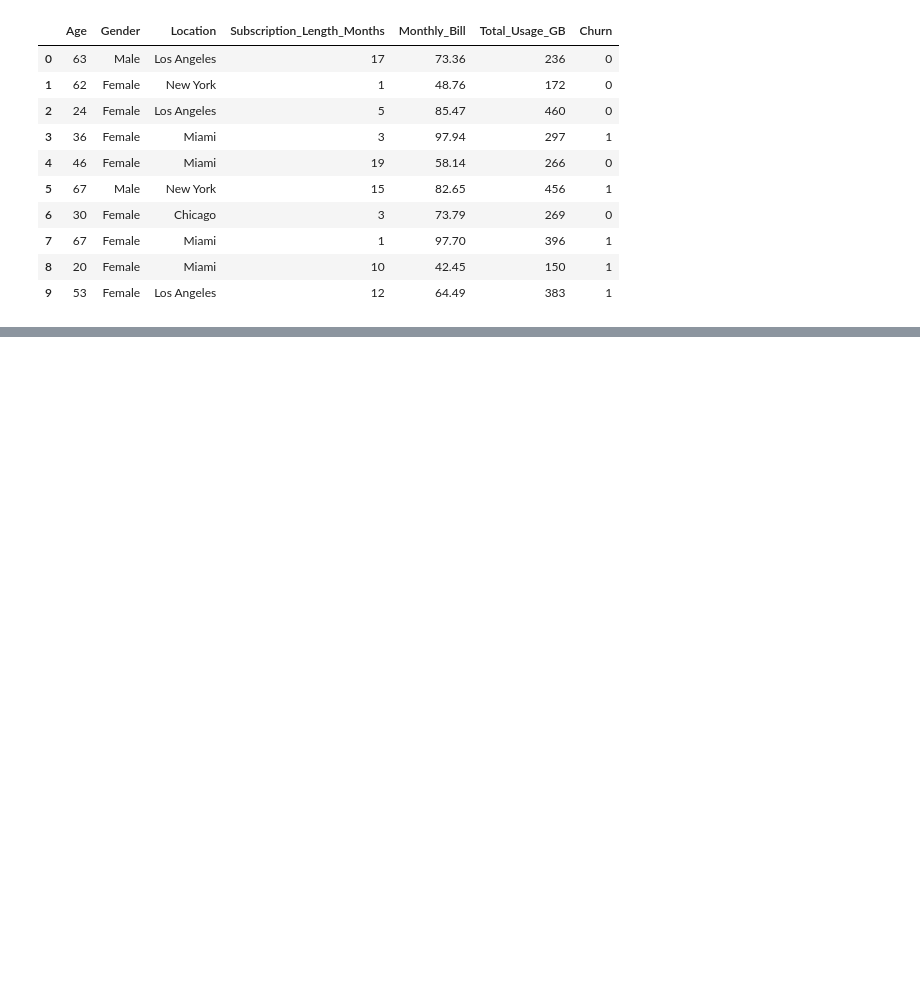
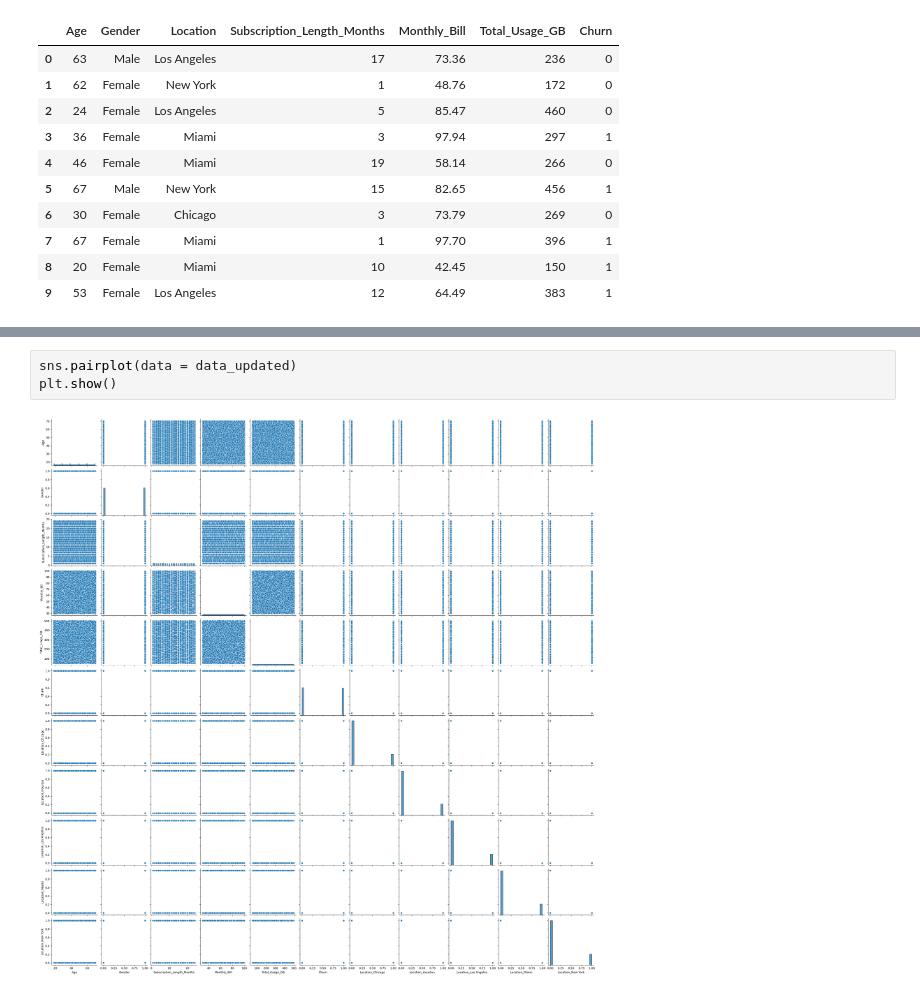
Before and after one commit to shubhankar567/Customer_Churn_Prediction, a Jupyter notebook: notebooks/EDA.ipynb, the cells around one changed output, grey strips where cells are left out. Saved outputs shown, nothing was run; the diff lists cells and outputs as text; blank space fills up the shorter version.

```diff
--- a/notebooks/EDA.ipynb
+++ b/notebooks/EDA.ipynb
@@ -173,0 +149,5 @@ memory usage: 6.5 MB
+# %%
+sns.pairplot(data = data_updated)
+plt.show()
+# %% [output]
+[figure, added]
```
Also changed, not shown: parts of 31 cells of this notebook, 8 other files.
